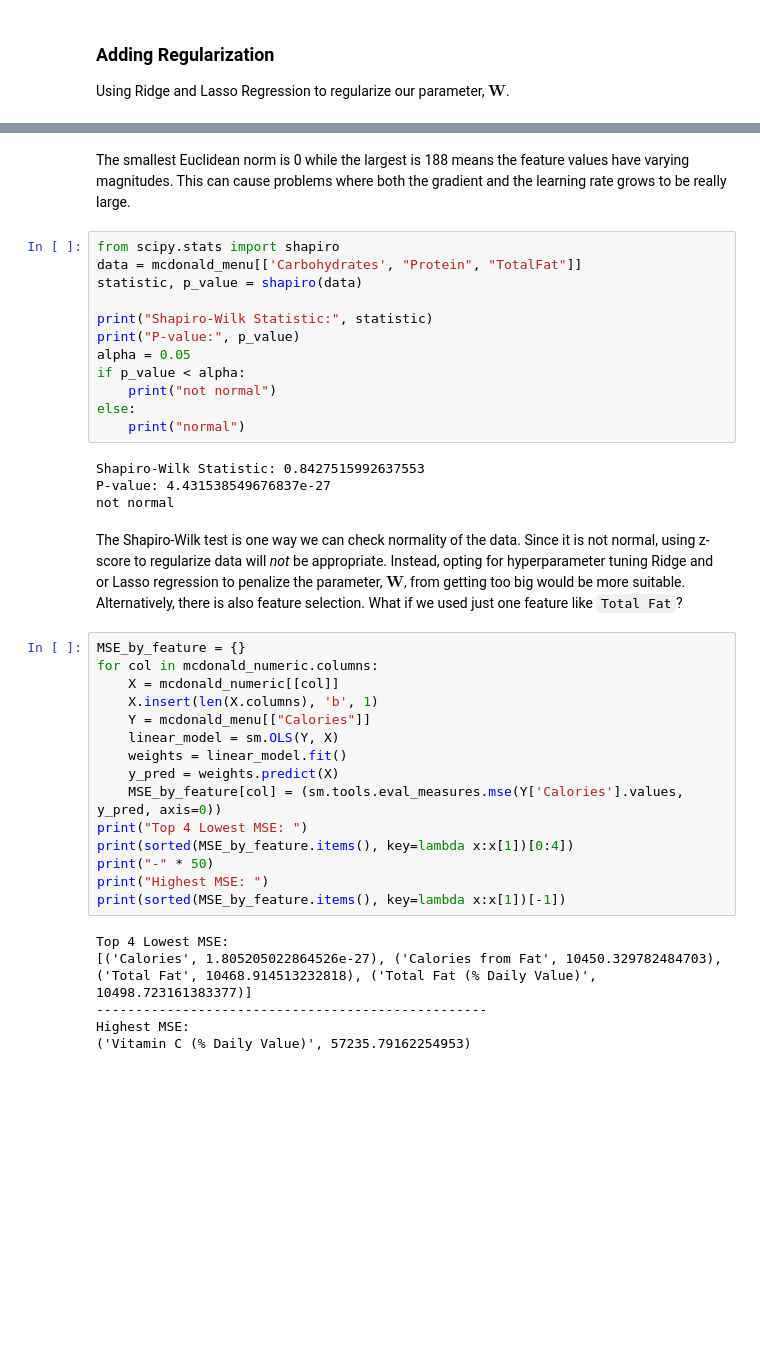
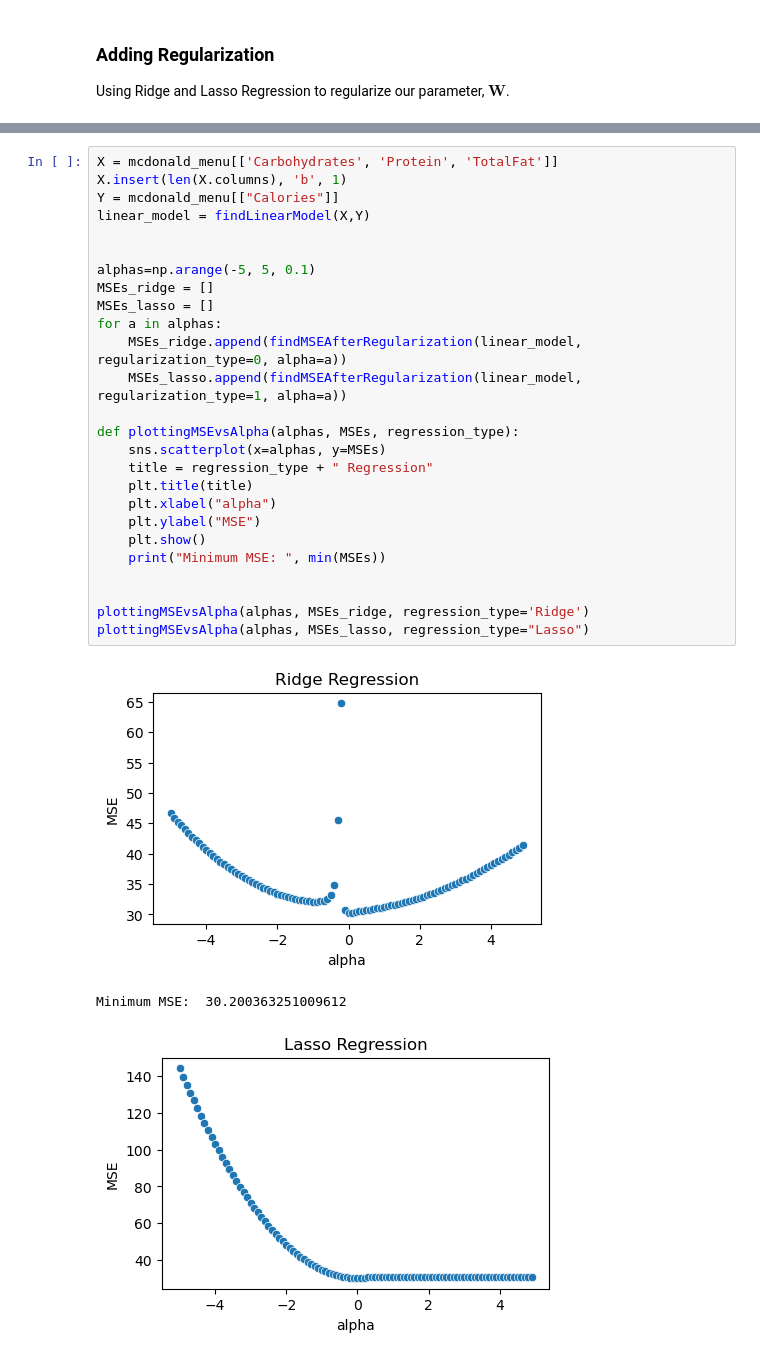
Before and after one commit to eemilycchen/A-Primer-On-ML-Models, a Jupyter notebook: linear_regression.ipynb, the cells around one changed output, grey strips where cells are left out. Cells and saved outputs as stored; diff of their text form; blank space fills up the shorter version.

Commit message:
wrapping up lasso and ridge, added future Qs

```diff
--- a/linear_regression.ipynb
+++ b/linear_regression.ipynb
@@ -703,41 +689,30 @@ See the caveats in the documentation: https://pandas.pydata.org/pandas-docs/stab
-# %% [markdown]
-The smallest Euclidean norm is 0 while the largest is 188 means the feature values have varying magnitudes. This can cause problems where both the gradient and the learning rate grows to be really large.
-# %%
-from scipy.stats import shapiro
-data = mcdonald_menu[['Carbohydrates', "Protein", "TotalFat"]]
-statistic, p_value = shapiro(data)
-
-print("Shapiro-Wilk Statistic:", statistic)
-print("P-value:", p_value)
-alpha = 0.05
-if p_value < alpha:
-    print("not normal")
-else:
-    print("normal")
-# %% [output]
-Shapiro-Wilk Statistic: 0.8427515992637553
-P-value: 4.431538549676837e-27
-not normal
-# %% [markdown]
-The Shapiro-Wilk test is one way we can check normality of the data. Since it is not normal, using z-score to regularize data will *not* be appropriate. Instead, opting for hyperparameter tuning Ridge and or Lasso regression to penalize the parameter, $\boldsymbol{W}$, from getting too big would be more suitable. Alternatively, there is also feature selection. What if we used just one feature like `Total Fat`?
-# %%
-MSE_by_feature = {}
-for col in mcdonald_numeric.columns:
-    X = mcdonald_numeric[[col]]
-    X.insert(len(X.columns), 'b', 1)
-    Y = mcdonald_menu[["Calories"]]
-    linear_model = sm.OLS(Y, X)
-    weights = linear_model.fit()
-    y_pred = weights.predict(X)
-    MSE_by_feature[col] = (sm.tools.eval_measures.mse(Y['Calories'].values, y_pred, axis=0))
-print("Top 4 Lowest MSE: ")
-print(sorted(MSE_by_feature.items(), key=lambda x:x[1])[0:4])
-print("-" * 50)
-print("Highest MSE: ")
-print(sorted(MSE_by_feature.items(), key=lambda x:x[1])[-1])
-# %% [output]
-Top 4 Lowest MSE:
-[('Calories', 1.805205022864526e-27), ('Calories from Fat', 10450.329782484703), ('Total Fat', 10468.914513232818), ('Total Fat (% Daily Value)', 10498.723161383377)]
---------------------------------------------------
-Highest MSE:
-('Vitamin C (% Daily Value)', 57235.79162254953)
+# %%
+X = mcdonald_menu[['Carbohydrates', 'Protein', 'TotalFat']]
+X.insert(len(X.columns), 'b', 1)
+Y = mcdonald_menu[["Calories"]]
+linear_model = findLinearModel(X,Y)
+
+
+alphas=np.arange(-5, 5, 0.1)
+MSEs_ridge = []
+MSEs_lasso = []
+for a in alphas:
+    MSEs_ridge.append(findMSEAfterRegularization(linear_model, regularization_type=0, alpha=a))
+    MSEs_lasso.append(findMSEAfterRegularization(linear_model, regularization_type=1, alpha=a))
+
+def plottingMSEvsAlpha(alphas, MSEs, regression_type):
+    sns.scatterplot(x=alphas, y=MSEs)
+    title = regression_type + " Regression"
+    plt.title(title)
+    plt.xlabel("alpha")
+    plt.ylabel("MSE")
+    plt.show()
+    print("Minimum MSE: ", min(MSEs))
+
+
+plottingMSEvsAlpha(alphas, MSEs_ridge, regression_type='Ridge')
+plottingMSEvsAlpha(alphas, MSEs_lasso, regression_type="Lasso")
+# %% [output]
+[figure, added]
+Minimum MSE:  30.200363251009612
+[figure, added]
```
Also changed, not shown: parts of 16 cells of this notebook.
